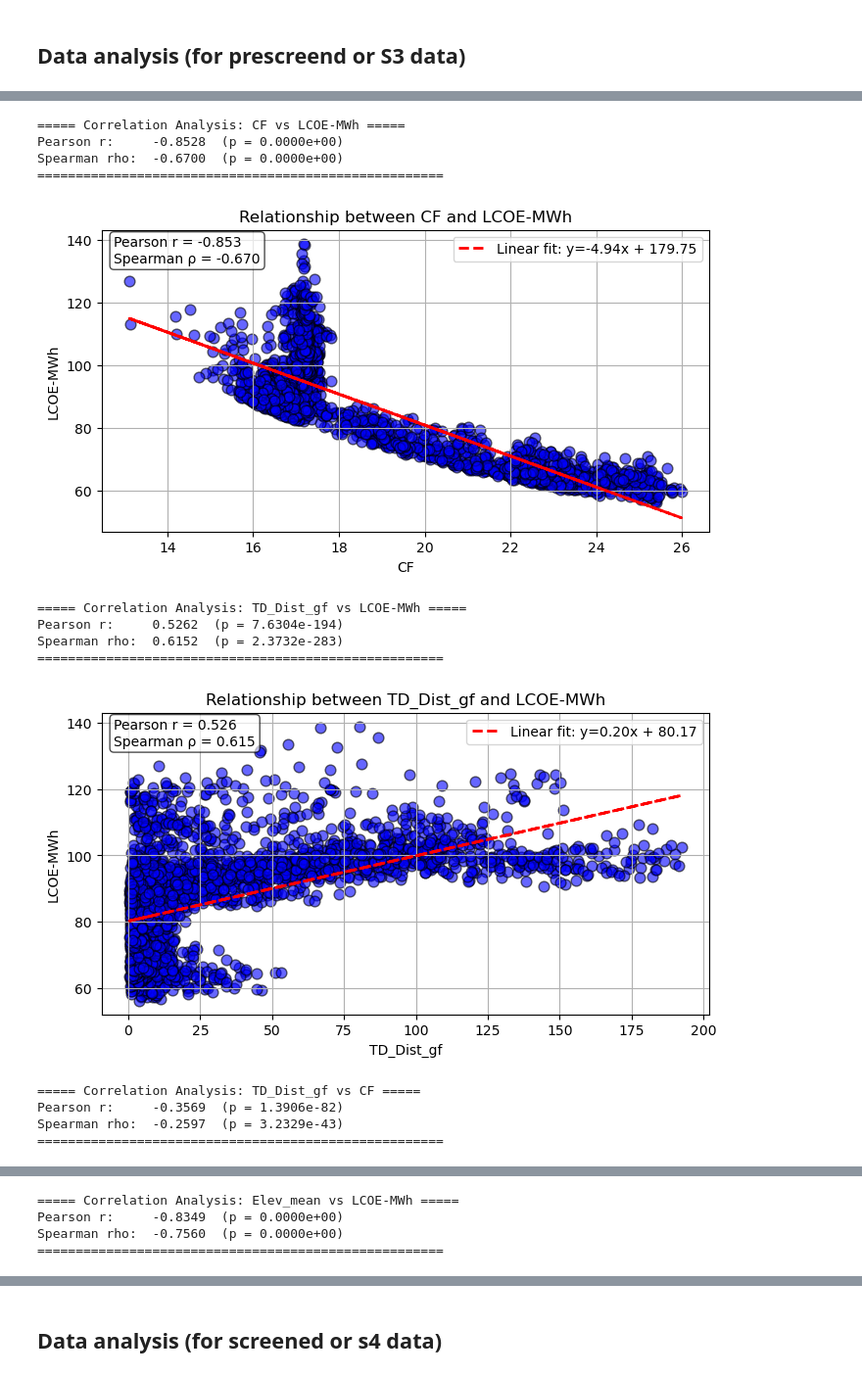
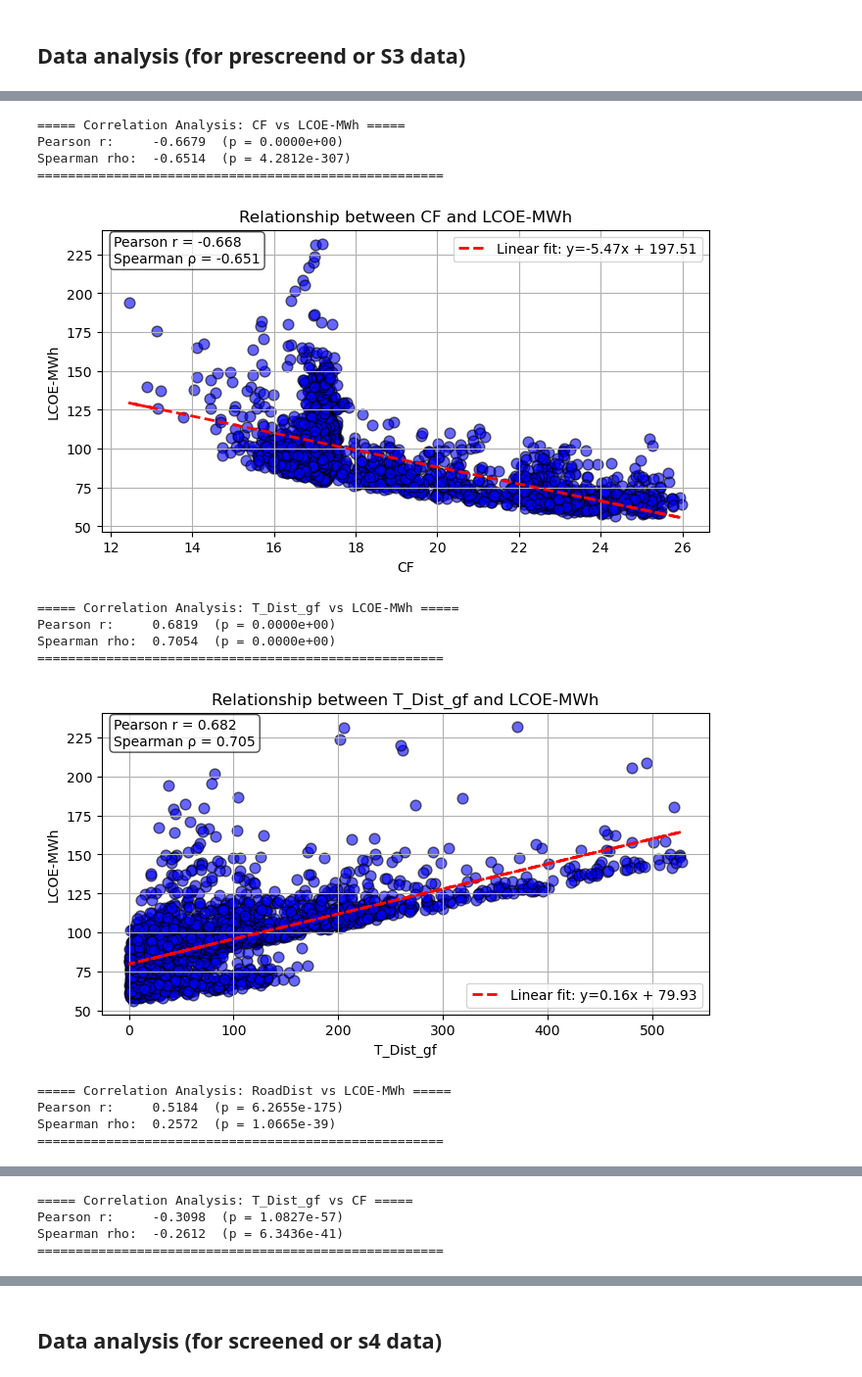
Before and after one commit to carlosfv92/Model-Supply-Regions-MSR-Toolset, a Jupyter notebook: 6. Postprocessing/Cost-supply_curves.ipynb, the cells around one changed output, grey strips where cells are left out. Shown at 98% size. Drawn from its saved outputs; the diff is of its cells as text; code cells hidden in the pictures.

```diff
--- a/6. Postprocessing/Cost-supply_curves.ipynb
+++ b/6. Postprocessing/Cost-supply_curves.ipynb
@@ -32,12 +32,12 @@ S1_MSR_pv_file = str(os.path.dirname(os.getcwd())) + r'\1. MSR Creator\Output\Bo
 S1_MSR_wind_file = str(os.path.dirname(os.getcwd())) + r'\1. MSR Creator\Output\Bolivia\Stage4_MSR\wind_FinalMSRs.shp'
 
 #Load prescreened MSR shapes (with LCOE and CAPEX values defined)
-S3_MSR_pv_file = str(os.path.dirname(os.getcwd())) + r'\3. Attributor and ShapeFileCombiner\Results-Prescreen_Bolivia\SolarPV_prescreen.shp'
-S3_MSR_wind_file = str(os.path.dirname(os.getcwd())) + r'\3. Attributor and ShapeFileCombiner\Results-Prescreen_Bolivia\Wind_prescreen.shp'
+S3_MSR_pv_file = str(os.path.dirname(os.getcwd())) + r'\3. Attributor and ShapeFileCombiner\Results-Prescreen_Bolivia_TandR_costs\SolarPV_prescreen.shp'
+S3_MSR_wind_file = str(os.path.dirname(os.getcwd())) + r'\3. Attributor and ShapeFileCombiner\Results-Prescreen_Bolivia_TandR_costs\Wind_prescreen.shp'
 
 #Load screened MSR data sets with hourly availabilities (for the top % of resources)
-S4_MSR_pv_file = str(os.path.dirname(os.getcwd())) + r'\4. Screener\Results-Screened_Bolivia\SolarPV_BestMSRsToCover5%CountryArea.shp'
-S4_MSR_wind_file = str(os.path.dirname(os.getcwd())) + r'\4. Screener\Results-Screened_Bolivia\Wind_BestMSRsToCover5%CountryArea.shp'
+S4_MSR_pv_file = str(os.path.dirname(os.getcwd())) + r'\4. Screener\Results-Screened_Bolivia_TandR_costs\SolarPV_BestMSRsToCover5%CountryArea.shp'
+S4_MSR_wind_file = str(os.path.dirname(os.getcwd())) + r'\4. Screener\Results-Screened_Bolivia_TandR_costs\Wind_BestMSRsToCover5%CountryArea.shp'
 # %%
 with fiona.open(S3_MSR_pv_file) as src:
     print(src.schema)
@@ -582,20 +601,21 @@ region_map(geo_dataframe=gdf3solar, country='Bolivia', key_column="LCOE-MWh", ma
 # %%
 plot_variable_relationship(dataframe=gdf3solar, col_x='CF',col_y='LCOE-MWh',add_regression=True)
-plot_variable_relationship(dataframe=gdf3solar, col_x='TD_Dist_gf',col_y='LCOE-MWh',add_regression=True)
-plot_variable_relationship(dataframe=gdf3solar, col_x='TD_Dist_gf',col_y='CF',add_regression=True)
+plot_variable_relationship(dataframe=gdf3solar, col_x='T_Dist_gf',col_y='LCOE-MWh',add_regression=True)
+plot_variable_relationship(dataframe=gdf3solar, col_x='RoadDist',col_y='LCOE-MWh',add_regression=True)
+plot_variable_relationship(dataframe=gdf3solar, col_x='T_Dist_gf',col_y='CF',add_regression=True)
 plot_variable_relationship(dataframe=gdf3solar, col_x='Elev_mean',col_y='LCOE-MWh',add_regression=True)
 # %% [output]
 ===== Correlation Analysis: CF vs LCOE-MWh =====
-Pearson r:     -0.8528  (p = 0.0000e+00)
-Spearman rho:  -0.6700  (p = 0.0000e+00)
+Pearson r:     -0.6679  (p = 0.0000e+00)
+Spearman rho:  -0.6514  (p = 4.2812e-307)
 =====================================================
-[figure, old version]
+[figure, new version]
-===== Correlation Analysis: TD_Dist_gf vs LCOE-MWh =====
-Pearson r:     0.5262  (p = 7.6304e-194)
-Spearman rho:  0.6152  (p = 2.3732e-283)
+===== Correlation Analysis: T_Dist_gf vs LCOE-MWh =====
+Pearson r:     0.6819  (p = 0.0000e+00)
+Spearman rho:  0.7054  (p = 0.0000e+00)
 =====================================================
-[figure, old version]
+[figure, new version]
-===== Correlation Analysis: TD_Dist_gf vs CF =====
-Pearson r:     -0.3569  (p = 1.3906e-82)
-Spearman rho:  -0.2597  (p = 3.2329e-43)
+===== Correlation Analysis: RoadDist vs LCOE-MWh =====
+Pearson r:     0.5184  (p = 6.2655e-175)
+Spearman rho:  0.2572  (p = 1.0665e-39)
 =====================================================
@@ -603,4 +623,4 @@ Spearman rho:  -0.2597  (p = 3.2329e-43)
-===== Correlation Analysis: Elev_mean vs LCOE-MWh =====
-Pearson r:     -0.8349  (p = 0.0000e+00)
-Spearman rho:  -0.7560  (p = 0.0000e+00)
+===== Correlation Analysis: T_Dist_gf vs CF =====
+Pearson r:     -0.3098  (p = 1.0827e-57)
+Spearman rho:  -0.2612  (p = 6.3436e-41)
 =====================================================
```
Also changed, not shown: parts of 30 cells of this notebook.
